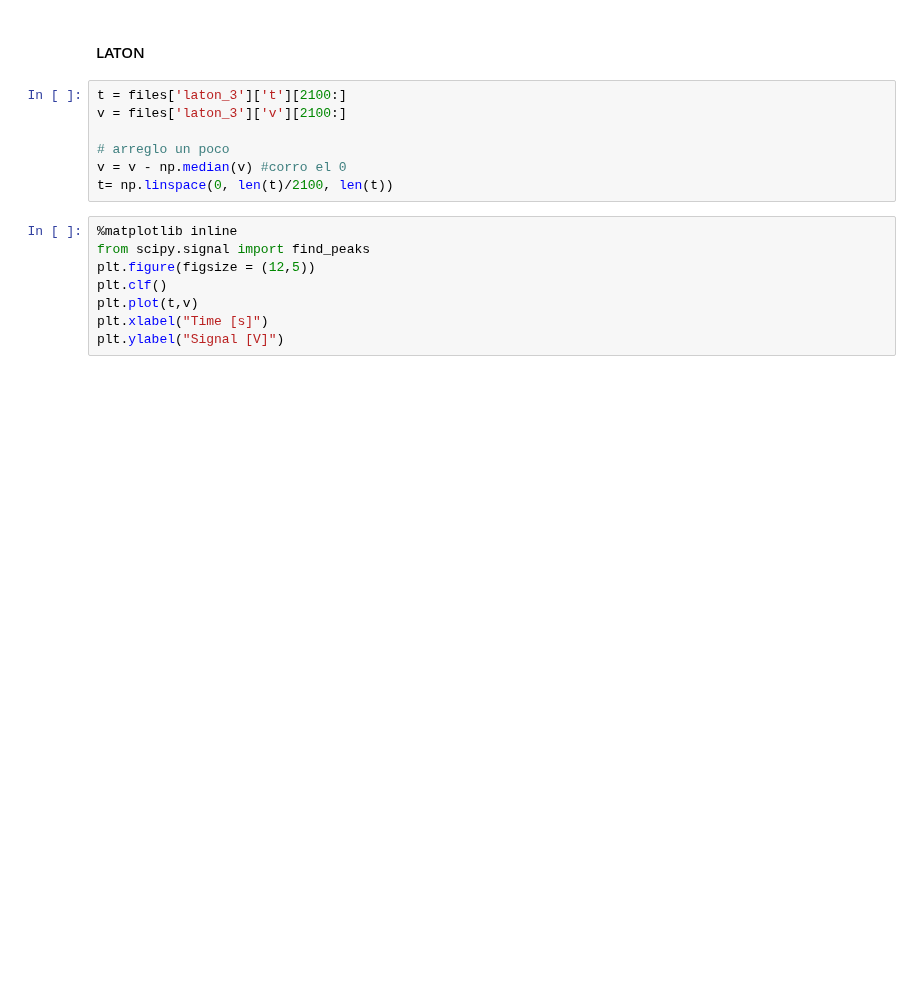
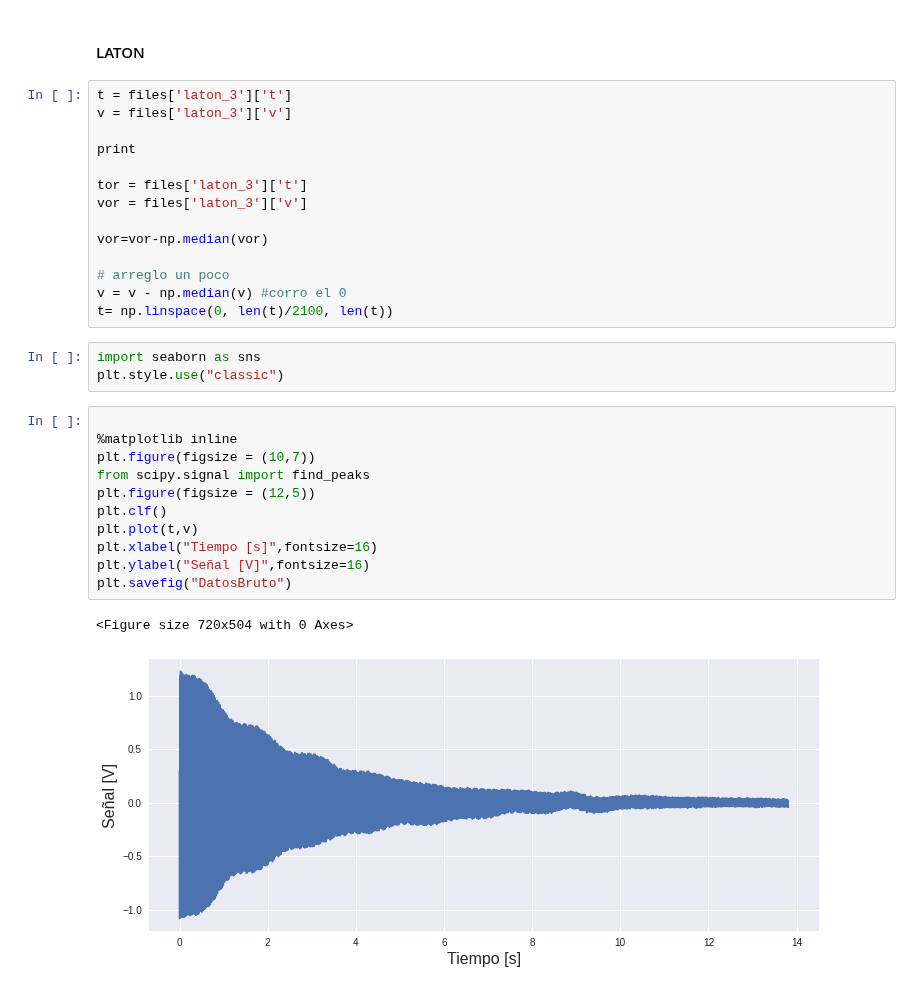
Before and after one commit to LunaKadysz/Laboratorio-4, a Jupyter notebook: Practica3/Practica3.ipynb, the cells around one changed output. Drawn from its saved outputs; the diff is of its cells as text; blank space fills up the shorter version.

```diff
--- a/Practica3/Practica3.ipynb
+++ b/Practica3/Practica3.ipynb
@@ -440,19 +438,35 @@ print(len(lis),len(liss0))
 # %% [markdown]
 #### LATON
 # %%
-t = files['laton_3']['t'][2100:]
-v = files['laton_3']['v'][2100:]
+t = files['laton_3']['t']
+v = files['laton_3']['v']
+
+print
+
+tor = files['laton_3']['t']
+vor = files['laton_3']['v']
+
+vor=vor-np.median(vor)
 
 # arreglo un poco
 v = v - np.median(v) #corro el 0
 t= np.linspace(0, len(t)/2100, len(t))
+# %%
+import seaborn as sns
+plt.style.use("classic")
 # %%
+
 %matplotlib inline
+plt.figure(figsize = (10,7))
 from scipy.signal import find_peaks
 plt.figure(figsize = (12,5))
 plt.clf()
 plt.plot(t,v)
-plt.xlabel("Time [s]")
-plt.ylabel("Signal [V]")
+plt.xlabel("Tiempo [s]",fontsize=16)
+plt.ylabel("Señal [V]",fontsize=16)
+plt.savefig("DatosBruto")
+# %% [output]
+<Figure size 720x504 with 0 Axes>
+[figure, added]
 # %%
 %matplotlib inline
```
Also changed, not shown: parts of 13 cells of this notebook, 9 other files.
